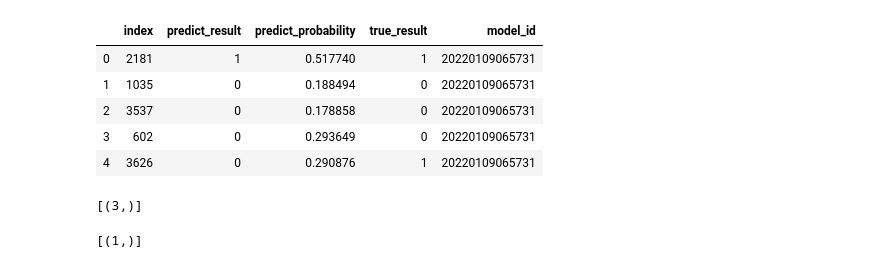
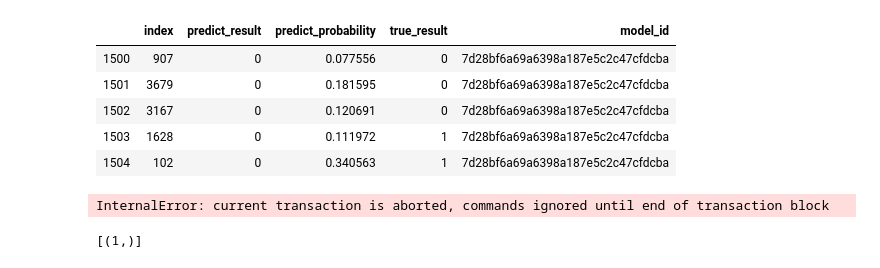
Before and after one commit to NobuYoshi928/FlaskApp, a Jupyter notebook: ml/operate_db.ipynb, the cells around one changed output. Cells and saved outputs as stored; diff of their text form; code cells hidden in the pictures.

```diff
--- a/ml/operate_db.ipynb
+++ b/ml/operate_db.ipynb
@@ -16,0 +19,6 @@ conn.close()
+# %%
+columns = (
+    'index', 'pregnancies', 'glucose', 'blood_pressure', 'skin_thickness',
+    'insulin', 'bmi', 'diabetes_pedigree_function', 'age', 'outcome'
+)
+source_df = pd.read_csv('./data/train.csv', header=0, names=columns)
@@ -16,0 +34,15 @@ conn.close()
+# %%
+# 欠損値が0として入っているので直す
+source_df["blood_pressure"] = source_df["blood_pressure"].apply(lambda x: np.nan if x == 0 else x)
+source_df["skin_thickness"] = source_df["skin_thickness"].apply(lambda x: np.nan if x == 0 else x)
+source_df["insulin"] = source_df["insulin"].apply(lambda x: np.nan if x == 0 else x)
+source_df["bmi"] = source_df["bmi"].apply(lambda x: np.nan if x < 1 else x)
+
+train_df = source_df.iloc[0:1500, :]
+input_df = source_df.iloc[1500:2500, :]
+test_df = source_df.iloc[2500:3000, :]
+train_df['is_trained'] = True
+input_df['is_trained'] = False
+train_df.to_csv('data/init_train_data.csv', index=False)
+input_df.to_csv('data/init_input_data.csv', index=False)
+test_df.to_csv('data/init_test_data.csv', index=False)
@@ -74,43 +140,42 @@ db_utils.execute(conn, sql)
 # %%
 # predict_resultにサンプルデータを挿入
-id = '20220109065731'
-df = pd.read_csv('./data/train2.csv', header=None)
+imputer_id = "a959d262dfc95a584d17637673c23395"
+model_id = "7d28bf6a69a6398a187e5c2c47cfdcba"
 columns = ['index', 'pregnancies', 'glucose', 'blood_pressure', 'skin_thickness',
            'insulin', 'bmi', 'diabetes_pedigree_function', 'age', 'outcome']
-df.columns = columns
+df = input_df[columns]
 test_X, test_y = df.iloc[:, :-1], df.iloc[:, -1]
 test_X.drop("index", axis=1, inplace=True)
-test_X = ml_workflow.transrate_abnormal_value(test_X)
-imputer = pickle.load(open(f"./deploy/{id}/models/imputer.pkl", "rb"))
+imputer = pickle.load(open(f"./resources/deploy/model/imputer_{imputer_id}.pkl", "rb"))
 test_X = pd.DataFrame(imputer.transform(test_X), columns=test_X.columns)
-model = pickle.load(open(f"./deploy/{id}/models/mlmodel.pkl", "rb"))
+model = pickle.load(open(f"./resources/deploy/model/model_{model_id}.pkl", "rb"))
 test_y_pred = model.predict(test_X)
 test_y_proba = model.predict_proba(test_X)[:, 1]
 # %%
 predict_result_df = pd.DataFrame()
 predict_result_df['index'] = df['index']
 predict_result_df['predict_result'] = test_y_pred
 predict_result_df['predict_probability'] = test_y_proba
 predict_result_df['true_result'] = test_y
-predict_result_df['model_id'] = id
+predict_result_df['model_id'] = model_id
 predict_result_df.head()
 # %% [output]
 |  | index | predict_result | predict_probability | true_result | model_id |
-| 0 | 2181 | 1 | 0.517740 | 1 | 20220109065731 |
-| 1 | 1035 | 0 | 0.188494 | 0 | 20220109065731 |
-| 2 | 3537 | 0 | 0.178858 | 0 | 20220109065731 |
-| 3 | 602 | 0 | 0.293649 | 0 | 20220109065731 |
-| 4 | 3626 | 0 | 0.290876 | 1 | 20220109065731 |
+| 1500 | 907 | 0 | 0.077556 | 0 | 7d28bf6a69a6398a187e5c2c47cfdcba |
+| 1501 | 3679 | 0 | 0.181595 | 0 | 7d28bf6a69a6398a187e5c2c47cfdcba |
+| 1502 | 3167 | 0 | 0.120691 | 0 | 7d28bf6a69a6398a187e5c2c47cfdcba |
+| 1503 | 1628 | 0 | 0.111972 | 1 | 7d28bf6a69a6398a187e5c2c47cfdcba |
+| 1504 | 102 | 0 | 0.340563 | 1 | 7d28bf6a69a6398a187e5c2c47cfdcba |
 # %%
 predict_result_df.to_sql('predict_results', con=engine, if_exists='replace', index=False)
 # %%
 # 確認
 sql = """
-    select count(1) from predict_results;
+    select count(*) from predict_results;
 """
 db_utils.fetch_all(conn, sql)
 # %% [output]
-[(3,)]
+InternalError: current transaction is aborted, commands ignored until end of transaction block
 # %%
 # results_tempテーブル作成
 sql = """
```
Also changed, not shown: parts of 15 cells of this notebook, 51 other files.
